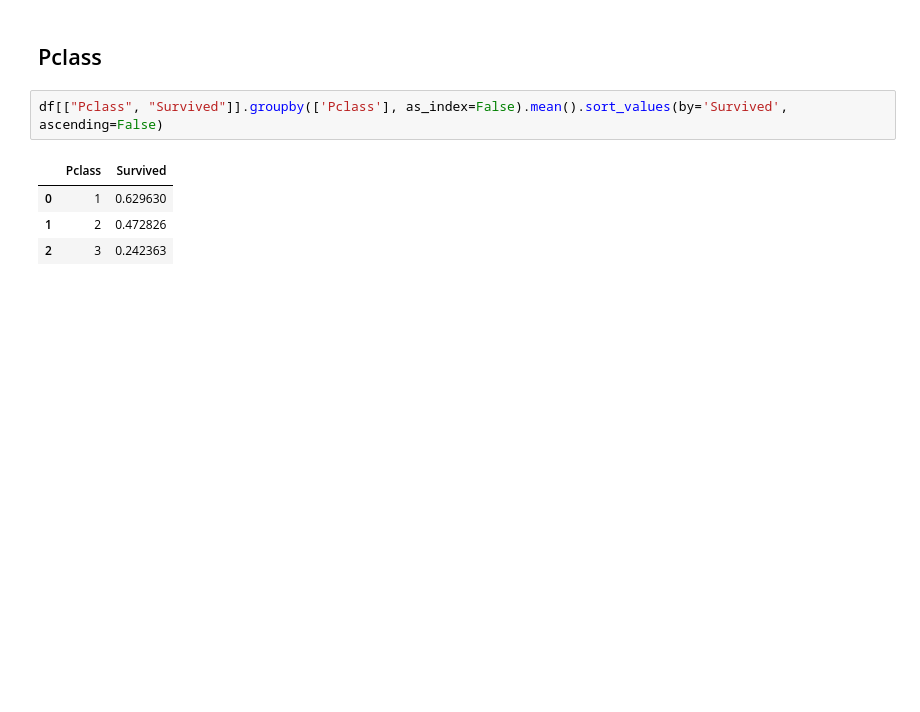
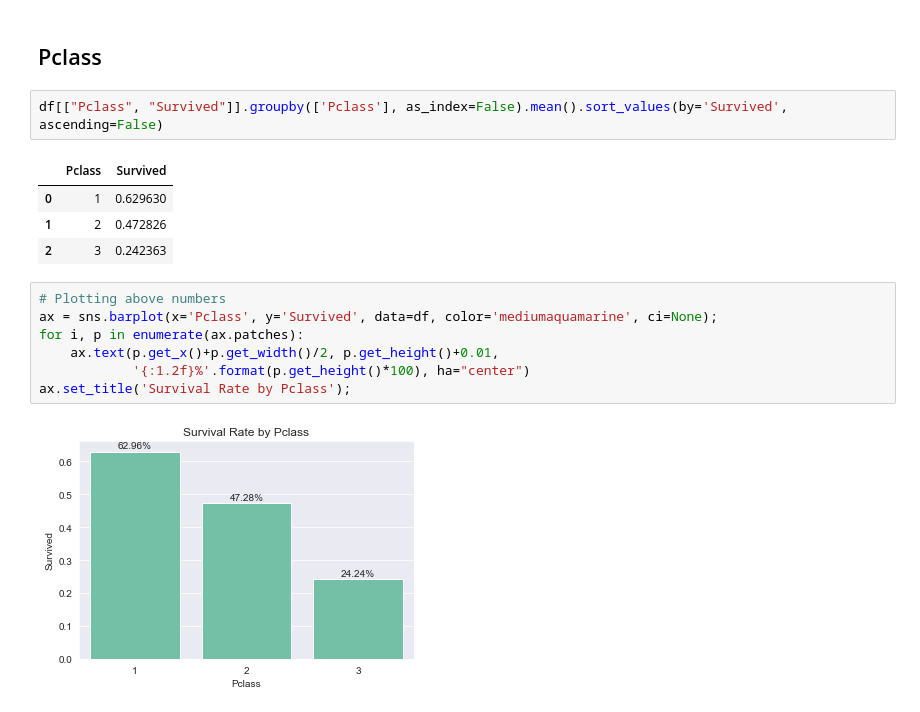
Before and after one commit to arsalanfardi/Titanic-Survival-Prediction, a Jupyter notebook: Titanic_Survival_Prediction.ipynb, the cells around one changed output. Drawn from its saved outputs; the diff is of its cells as text; blank space fills up the shorter version.

```diff
--- a/Titanic_Survival_Prediction.ipynb
+++ b/Titanic_Survival_Prediction.ipynb
@@ -152,3 +170,12 @@ df[["Pclass", "Survived"]].groupby(['Pclass'], as_index=False).mean().sort_value
 | 0 | 1 | 0.629630 |
 | 1 | 2 | 0.472826 |
 | 2 | 3 | 0.242363 |
+# %%
+# Plotting above numbers
+ax = sns.barplot(x='Pclass', y='Survived', data=df, color='mediumaquamarine', ci=None);
+for i, p in enumerate(ax.patches):
+    ax.text(p.get_x()+p.get_width()/2, p.get_height()+0.01,
+            '{:1.2f}%'.format(p.get_height()*100), ha="center")
+ax.set_title('Survival Rate by Pclass');
+# %% [output]
+[figure, added]
```
Also changed, not shown: parts of 9 cells of this notebook.
